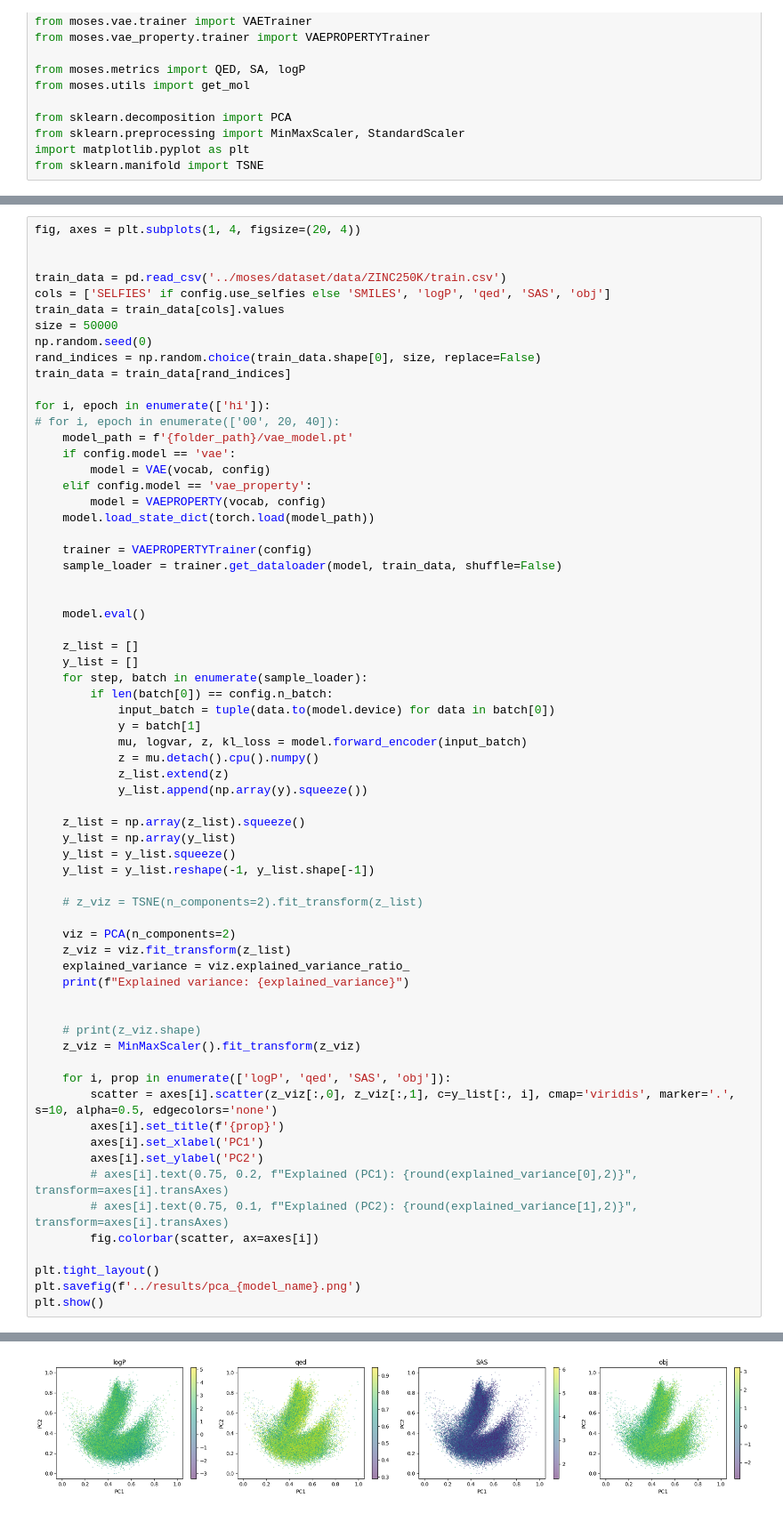
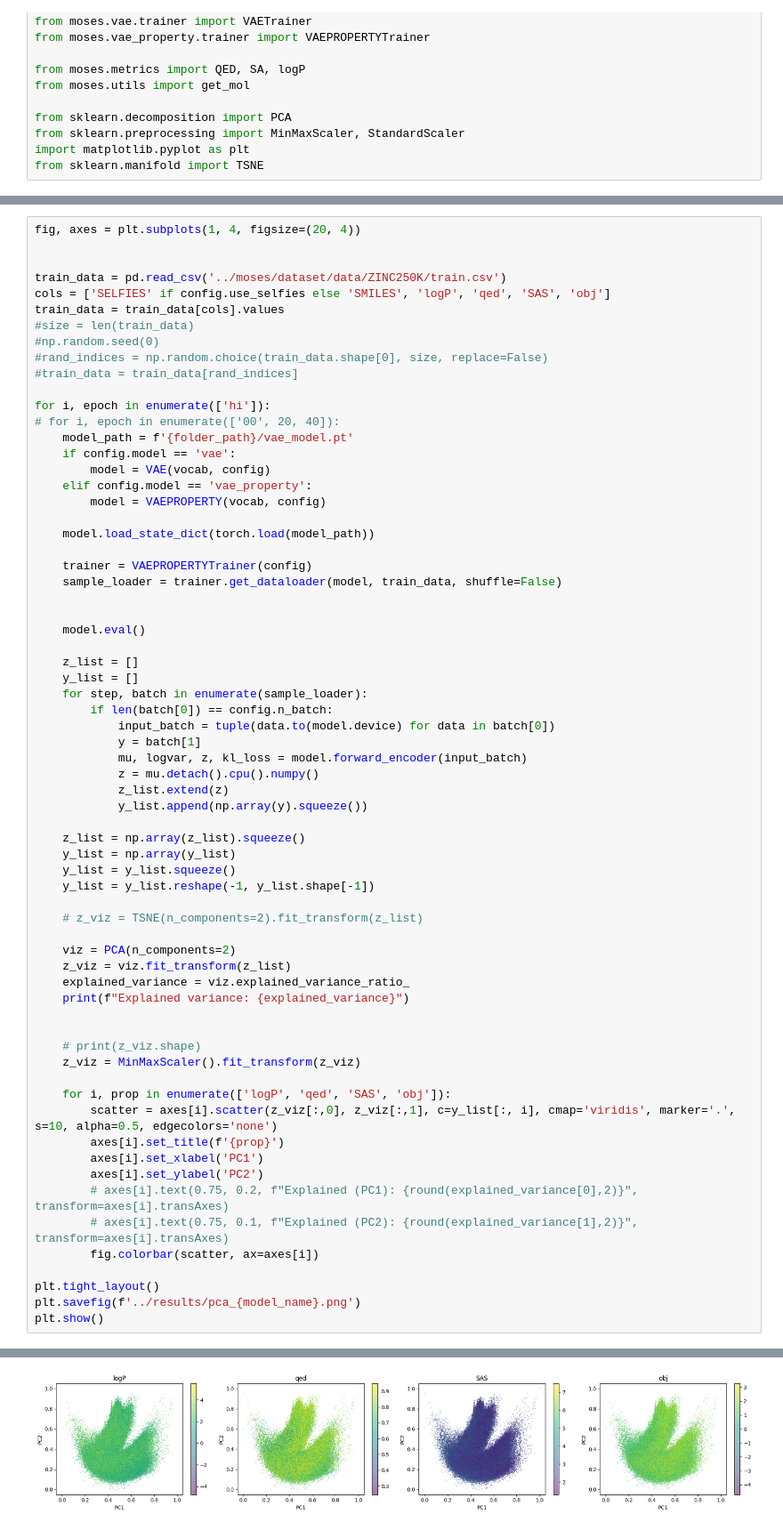
Before and after one commit to sunghwanism/NewMoses, a Jupyter notebook: notebooks/emb_viz_code.ipynb, the cells around one changed output, grey strips where cells are left out. Shown at 89% size. Drawn from its saved outputs; the diff is of its cells as text.

Commit message:
pca with all train data

```diff
--- a/notebooks/emb_viz_code.ipynb
+++ b/notebooks/emb_viz_code.ipynb
@@ -41,10 +41,10 @@ fig, axes = plt.subplots(1, 4, figsize=(20, 4))
 train_data = pd.read_csv('../moses/dataset/data/ZINC250K/train.csv')
 cols = ['SELFIES' if config.use_selfies else 'SMILES', 'logP', 'qed', 'SAS', 'obj']
 train_data = train_data[cols].values
-size = 50000
-np.random.seed(0)
-rand_indices = np.random.choice(train_data.shape[0], size, replace=False)
-train_data = train_data[rand_indices]
+#size = len(train_data)
+#np.random.seed(0)
+#rand_indices = np.random.choice(train_data.shape[0], size, replace=False)
+#train_data = train_data[rand_indices]
 
 for i, epoch in enumerate(['hi']):
 # for i, epoch in enumerate(['00', 20, 40]):
@@ -53,6 +53,7 @@ for i, epoch in enumerate(['hi']):
         model = VAE(vocab, config)
     elif config.model == 'vae_property':
         model = VAEPROPERTY(vocab, config)
+
     model.load_state_dict(torch.load(model_path))
 
     trainer = VAEPROPERTYTrainer(config)
@@ -105 +106 @@ Explained variance: [9.9767405e-01 4.6139848e-04]
-[figure, old version]
+[figure, new version]
```
Also changed, not shown: parts of 2 cells of this notebook, 4 other files.
